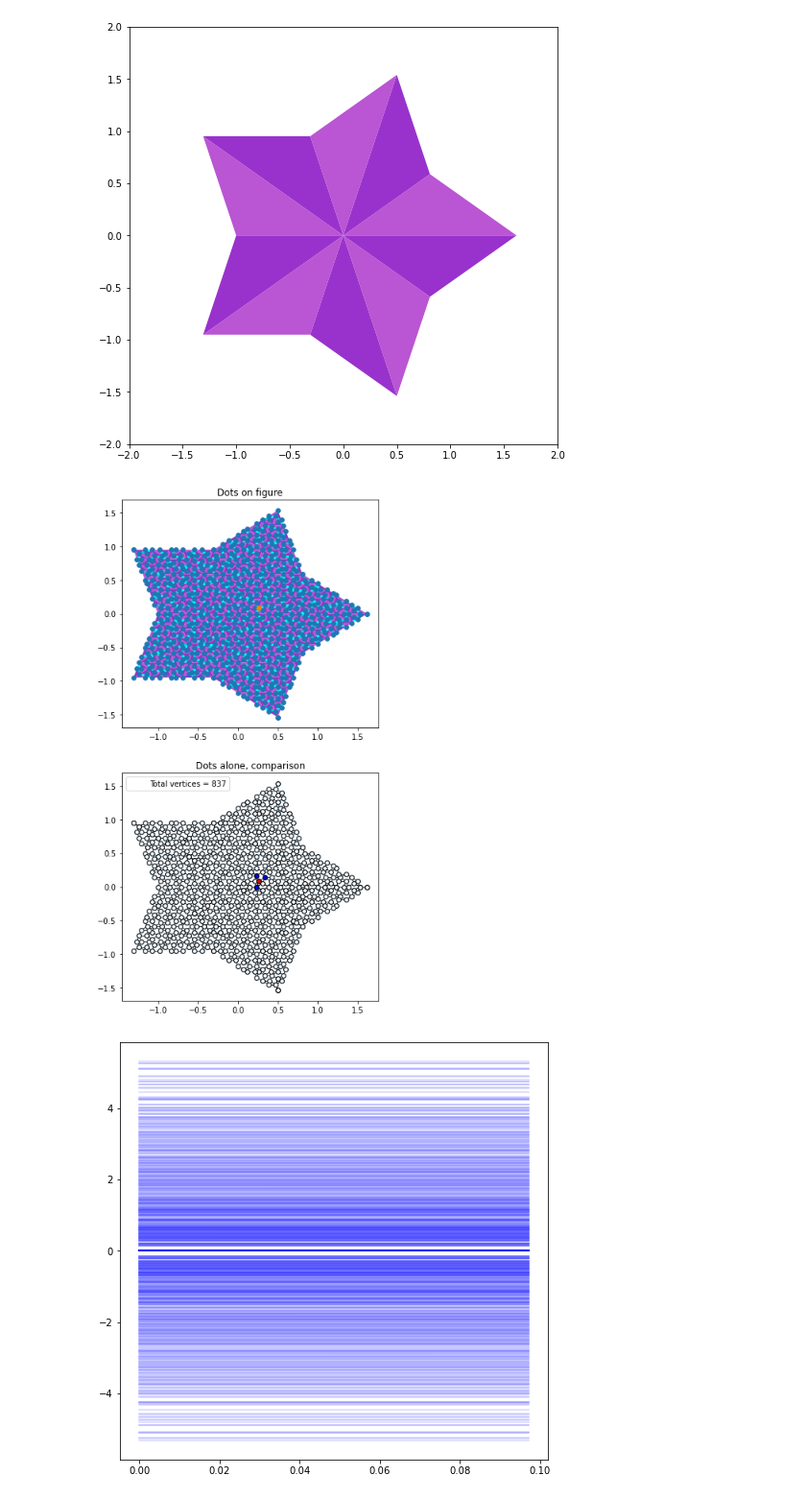
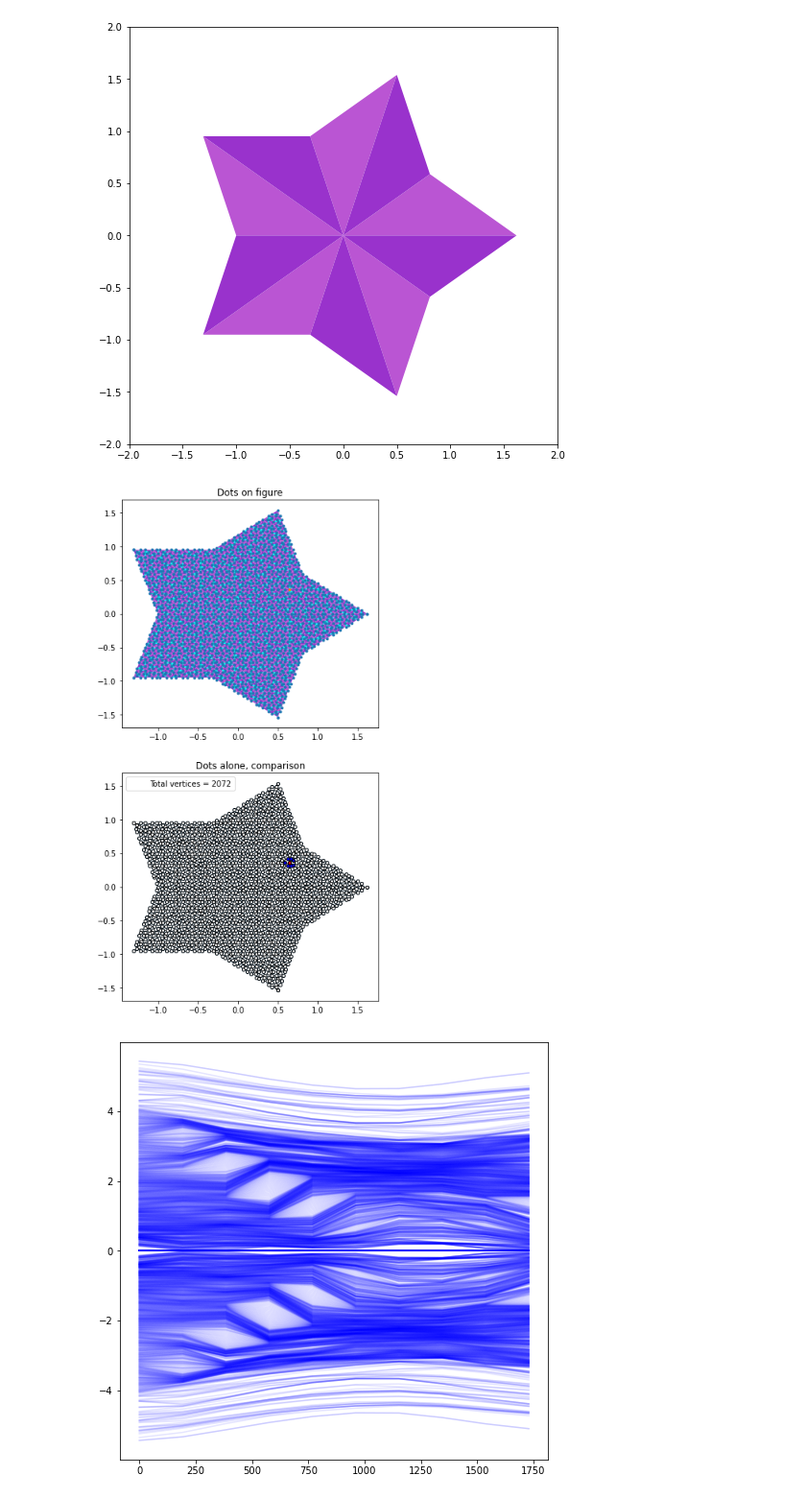
Before and after one commit to Kroghski/Bachelor, a Jupyter notebook: Bachelor_code/Penrose_tiling.ipynb, the cells around one changed output. Shown at 96% size. Drawn from its saved outputs; the diff is of its cells as text; code cells hidden in the pictures.

```diff
--- a/Bachelor_code/Penrose_tiling.ipynb
+++ b/Bachelor_code/Penrose_tiling.ipynb
@@ -451,7 +451,7 @@ for i in Ps:
     ys = [y for x,y in i[0]]
     ax.fill(xs,ys, i[1])
 
-decomp_number = 5
+decomp_number = 6
 coors, cols = recur_decomp(Ps, decomp_number)
 list_of_xs = xtractor(coors, Plotting= True)
 list_of_ys = ytractor(coors, Plotting= True)
@@ -513,8 +513,8 @@ for i,j in zip(test_points,total_jumps):
     for l,k in zip(xs,ys):
         ax[1].plot([i[0],l], [i[1],k], color= 'k', zorder= 1, linewidth= 0.5)
 
-marker_size1 = 32
-marker_size2 = 32
+marker_size1 = 8
+marker_size2 = 16
 
 ax[0].scatter(x= red_xs, y= red_ys, s= marker_size1)
 ax[0].scatter(x= test_points[point_choice][0], y= test_points[point_choice][1], s= marker_size1)
@@ -531,9 +531,15 @@ ax[1].plot([],[], linestyle= '', label= "Total vertices = {}".format(len(test_po
 
 ax[1].legend()
 
+#x_zoom = test_points[point_choice][0]
+#y_zoom = test_points[point_choice][1]
+
+#ax[1].set_xlim((x_zoom - x_zoom*0.25, x_zoom + x_zoom*0.25))
+#ax[1].set_ylim((y_zoom - y_zoom*0.25, y_zoom + y_zoom*0.25))
+
 plt.savefig('../Illustrations/hofstadter_Penrose_tiling.png')
 # %% [output]
-[figure, old version]
+[figure, new version]
 # %%
 def Hamil_solve(z, B):
     # Define now a skeleton of the Hamiltonian
@@ -549,8 +555,8 @@ def Hamil_solve(z, B):
         products = [(k[1] - i[1]) * (i[0] + k[0]) for k in j]
         jump_products.append(products)
     phase_factors = []
-    for i, j in zip(z, jump_products):
-        phases = [(phi/(2 * l**2 * np.sin( 108 * (np.pi/180)))) * k for k in j]
+    for x, y in zip(z, jump_products):
+        phases = [(phi/(2 * l**2 * np.sin( 108 * (np.pi/180)))) * s for s in y]
         phase_factors.append(phases)
 
     # Scaling via J, maybe energy factor
@@ -565,7 +571,9 @@ def Hamil_solve(z, B):
     return eig_vals, eig_vecs
 
 # Calculate eigenvalues for varying B field strength
-Bs = np.linspace(0,0.0971716969511219,250)
+#Bs = np.linspace(0,17.2961253195442,10)
+Bs = np.linspace(0,1729,10)
+total_jumps, jump_indices = jump_finder(test_points)
 eigvals = [Hamil_solve(test_points,x)[0] for x in Bs]
 # Segment the eigenvalues into proper drawable bands
 dim_H = len(test_points)
@@ -578,10 +586,10 @@ for i in bands:
 # %%
 fig, ax = plt.subplots(figsize= (8,8))
 
 for y in eigs_banded:
-    ax.plot(Bs,y, color= 'b', alpha= 0.15)
+    ax.plot(Bs,y, color= 'b', alpha= 0.1)
 
 plt.savefig('../Illustrations/Penrose_bands.png')
 plt.show()
 # %% [output]
-[figure, old version]
+[figure, new version]
```
Also changed, not shown: parts of 13 cells of this notebook, 4 other files.
